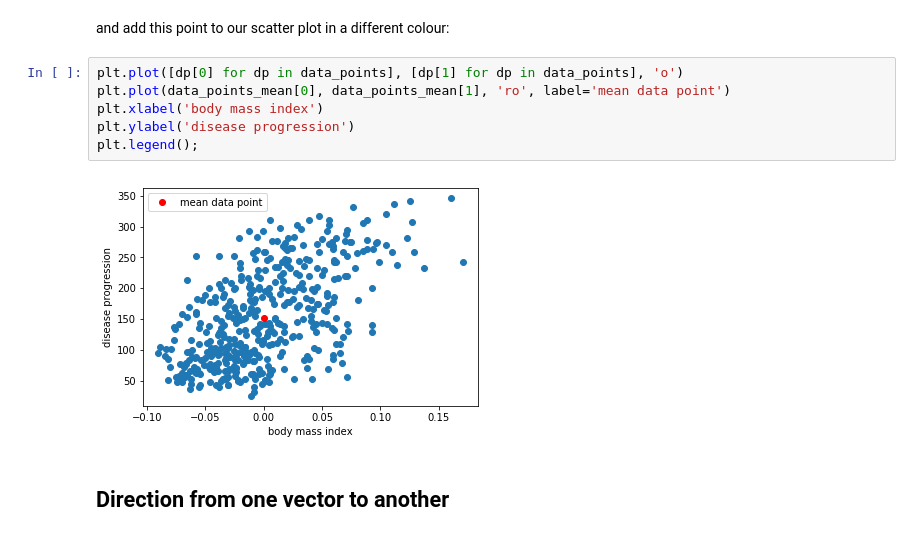
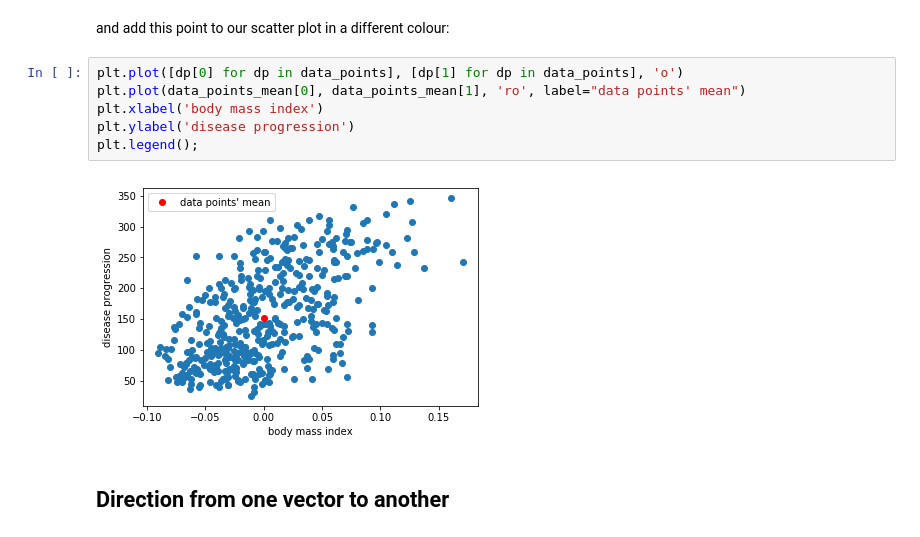
Before and after one commit to thalesians/tsa, a Jupyter notebook: src/jupyter/python/foundations/linear-algebra-1.ipynb, the cells around one changed output. Drawn from its saved outputs; the diff is of its cells as text.

```diff
--- a/src/jupyter/python/foundations/linear-algebra-1.ipynb
+++ b/src/jupyter/python/foundations/linear-algebra-1.ipynb
@@ -459,12 +443,12 @@ array([[ -8.04534920e-16],
 and add this point to our scatter plot in a different colour:
 # %%
 plt.plot([dp[0] for dp in data_points], [dp[1] for dp in data_points], 'o')
-plt.plot(data_points_mean[0], data_points_mean[1], 'ro', label='mean data point')
+plt.plot(data_points_mean[0], data_points_mean[1], 'ro', label="data points' mean")
 plt.xlabel('body mass index')
 plt.ylabel('disease progression')
 plt.legend();
 # %% [output]
-[figure, old version]
+[figure, new version]
 # %% [markdown]
 ## Direction from one vector to another
 # %% [markdown]
```
Also changed, not shown: parts of 17 cells of this notebook.
